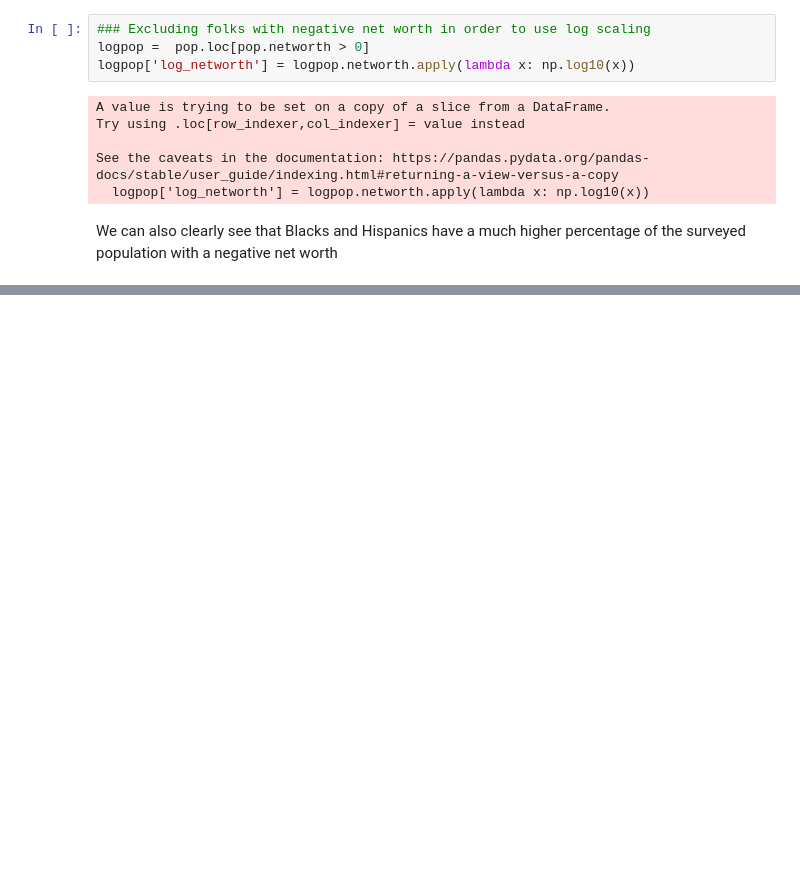
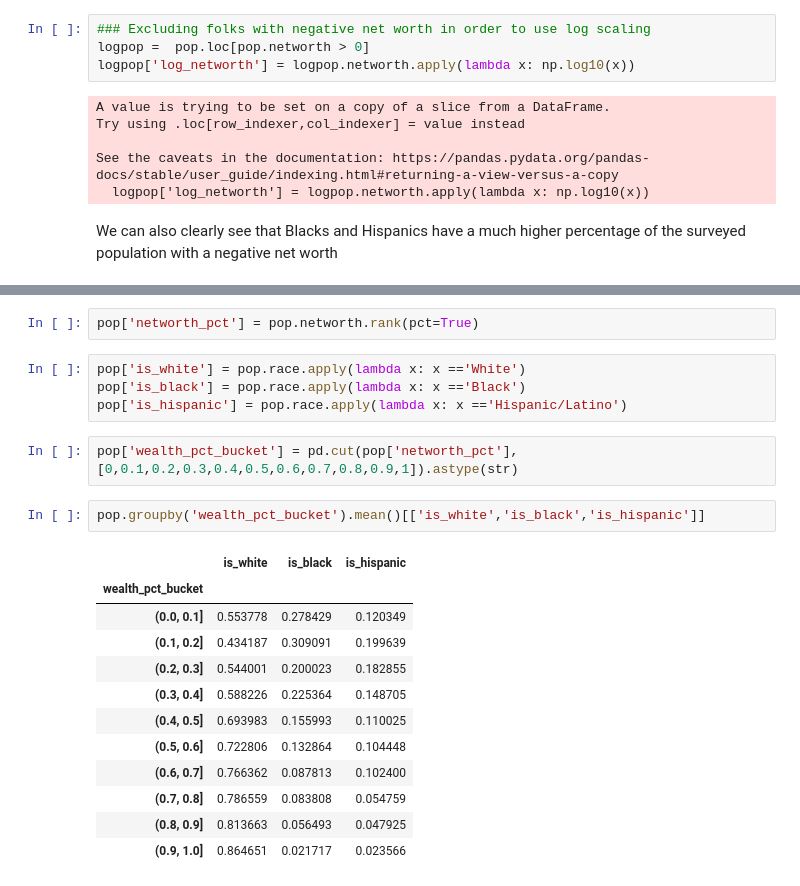
Before and after one commit to sinasinai/exploratory, a Jupyter notebook: survey of consumer finances.ipynb, the cells around one changed output, grey strips where cells are left out. Drawn from its saved outputs; the diff is of its cells as text; blank space fills up the shorter version.

```diff
--- a/survey of consumer finances.ipynb
+++ b/survey of consumer finances.ipynb
@@ -281,0 +282,23 @@ plt.show()
+# %%
+pop['networth_pct'] = pop.networth.rank(pct=True)
+# %%
+pop['is_white'] = pop.race.apply(lambda x: x =='White')
+pop['is_black'] = pop.race.apply(lambda x: x =='Black')
+pop['is_hispanic'] = pop.race.apply(lambda x: x =='Hispanic/Latino')
+# %%
+pop['wealth_pct_bucket'] = pd.cut(pop['networth_pct'],[0,0.1,0.2,0.3,0.4,0.5,0.6,0.7,0.8,0.9,1]).astype(str)
+# %%
+pop.groupby('wealth_pct_bucket').mean()[['is_white','is_black','is_hispanic']]
+# %% [output]
+|  | is_white | is_black | is_hispanic |
+| wealth_pct_bucket |  |  |  |
+| (0.0, 0.1] | 0.553778 | 0.278429 | 0.120349 |
+| (0.1, 0.2] | 0.434187 | 0.309091 | 0.199639 |
+| (0.2, 0.3] | 0.544001 | 0.200023 | 0.182855 |
+| (0.3, 0.4] | 0.588226 | 0.225364 | 0.148705 |
+| (0.4, 0.5] | 0.693983 | 0.155993 | 0.110025 |
+| (0.5, 0.6] | 0.722806 | 0.132864 | 0.104448 |
+| (0.6, 0.7] | 0.766362 | 0.087813 | 0.102400 |
+| (0.7, 0.8] | 0.786559 | 0.083808 | 0.054759 |
+| (0.8, 0.9] | 0.813663 | 0.056493 | 0.047925 |
+| (0.9, 1.0] | 0.864651 | 0.021717 | 0.023566 |
```
Also changed, not shown: parts of 6 cells of this notebook.
